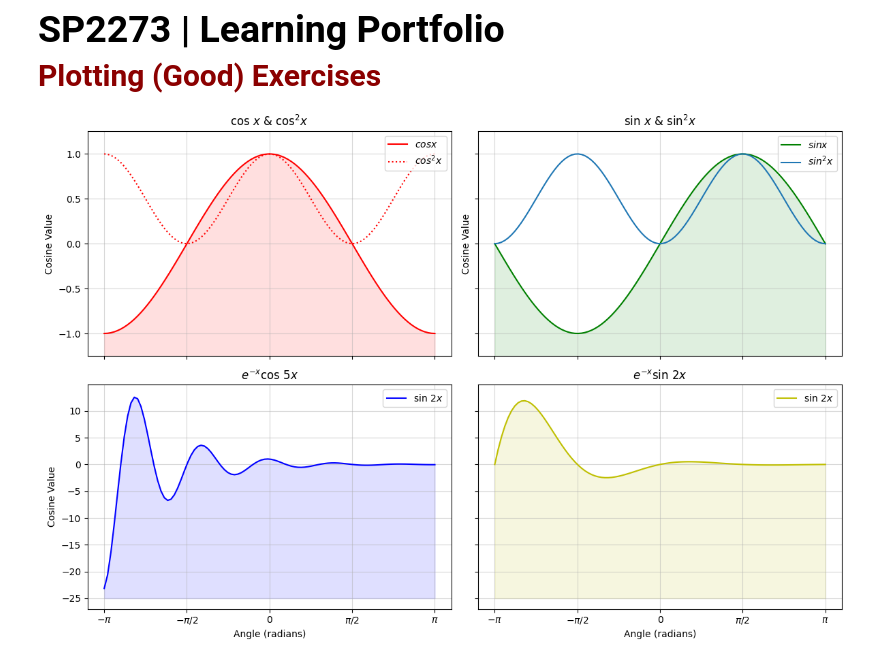
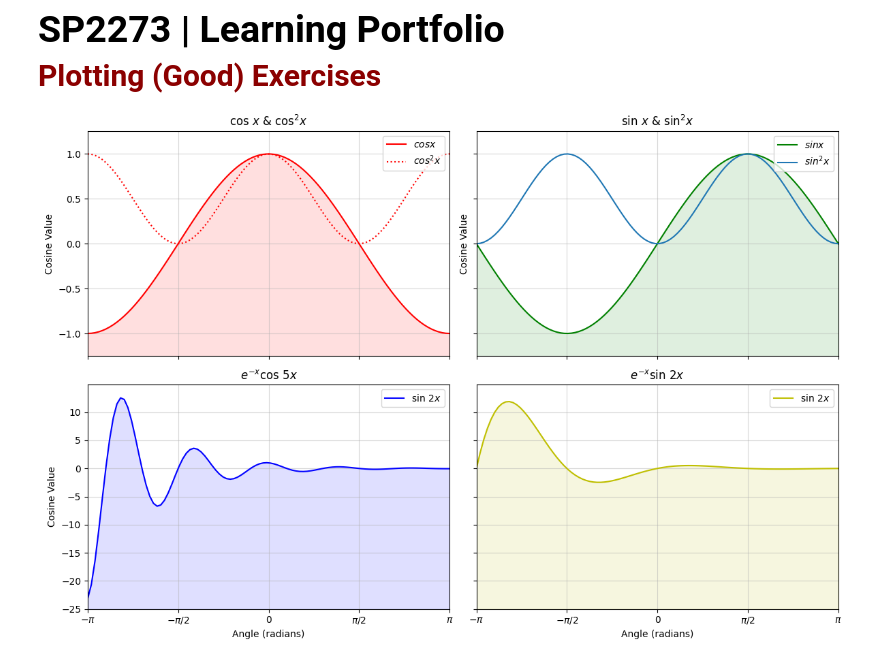
Before and after one commit to SPS-SP2273/learning-portfolio-2024-aug-gabriellemjyje, a Jupyter notebook: 7.2_plotting__exercises/plotting_(good)_exercises.ipynb, the cells around one changed output. Cells and saved outputs as stored; diff of their text form; code cells hidden in the pictures.

Commit message:
Ready for review_plotting exercises (good)

```diff
--- a/7.2_plotting__exercises/plotting_(good)_exercises.ipynb
+++ b/7.2_plotting__exercises/plotting_(good)_exercises.ipynb
@@ -24,6 +24,7 @@ axes[0, 0].set_title('cos $x$ & cos$^2x$') # Moved $ so only 'x's are italicised
 axes[0, 0].set_ylabel('Cosine Value')
 axes[0, 0].fill_between(x, cos_x, -2, color='r', alpha=.125) # Changed 'g' to 'r', '-1' to '-2'
 axes[0, 0].legend(loc='upper right', frameon=True) # Added legend
+axes[0, 0].set_xlim(-np.pi, np.pi) # Added x-axis limit
 # Removed axes[0, 0].set_xlabel('Angle (radians)')
 # Removed axes[0, 0].text(0, 0, 'I am [0, 0]!', fontsize=30, horizontalalignment='center')
 
@@ -42,33 +43,35 @@ axes[1, 0].plot(x, fun1_x, color='b', label='sin $2x$') # Changed label
 axes[1, 0].fill_between(x, fun1_x, -25, color='b', alpha=.125) # Changed '0' to '-25'
 axes[1, 0].set_title('$e^{-x}$cos $5x$') # Moved $ so only 'x's are italicised
 axes[1, 0].set_xlabel('Angle (radians)')
 axes[1, 0].set_ylabel('Cosine Value')
 axes[1, 0].set_xticks([-np.pi, -np.pi / 2, 0, np.pi / 2, np.pi])
 axes[1, 0].set_xticklabels(['$-\\pi$', '$-\\pi/2$', '0', '$\\pi/2$', '$\\pi$']) # Added '\\' instead of '\'
 axes[1, 0].legend()
 # Removed axes[1, 0].text(0, 0, 'I am [1, 0]!', fontsize=30, horizontalalignment='center')
 
 #------- Subplot 4 -------#
 axes[1, 1].plot(x, fun2_x, color='y', label='sin $2x$') # Changed label
 axes[1, 1].set_title('$e^{-x}$sin $2x$') # Moved $ so only 'x's are italicised
 axes[1, 1].fill_between(x, fun2_x, -25, color='y', alpha=.125) # Changed '10' to '-25'
 axes[1, 1].set_xticks([-np.pi, -np.pi / 2, 0, np.pi / 2, np.pi])
 axes[1, 1].set_xticklabels(['$-\\pi$', '$-\\pi/2$', '0', '$\\pi/2$', '$\\pi$']) # Added x-axis labels
 axes[1, 1].legend(loc='upper right', frameon=True) # Added 'loc='upper right', frameon=True'
-axes[1, 1].set_ylim(-27, 14.9) # Added y-axis range
+axes[1, 1].set_ylim(-25, 14.9) # Added y-axis limit
 axes[1, 1].set_xlabel('Angle (radians)') # Added x-axis label
 # Removed axes[1, 1].text(0, 0, 'I am [1, 1]!', fontsize=30, horizontalalignment='center')
 
 # 'flatten', 'opens' the 2D array into a simple 1D array
 for a in axes.flatten():
     a.grid(alpha=.5)
 
 plt.tight_layout()
 
-plt.show(block=False)
+plt.savefig('plotting-exercises(good)-plot.jpg', dpi=150) # To save as jpg
+
+plt.show() # If this line is placed before plt.savefig(), plot only shows up in notebook but not jpg
 
 # Removed all '\'
 
 # How to remove empty white spaces on right and left side
 # %% [output]
-[figure, old version]
+[figure, new version]
```
Also changed, not shown: 1 other file.
